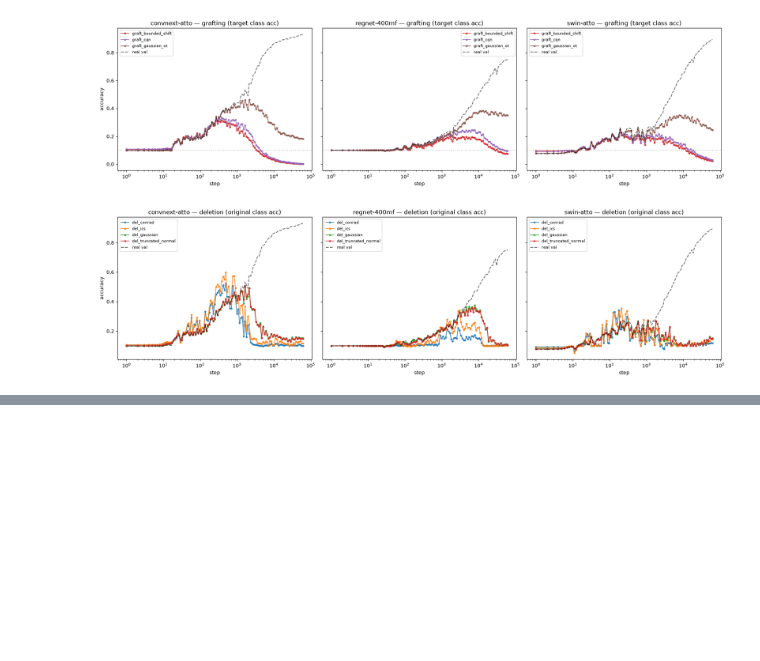
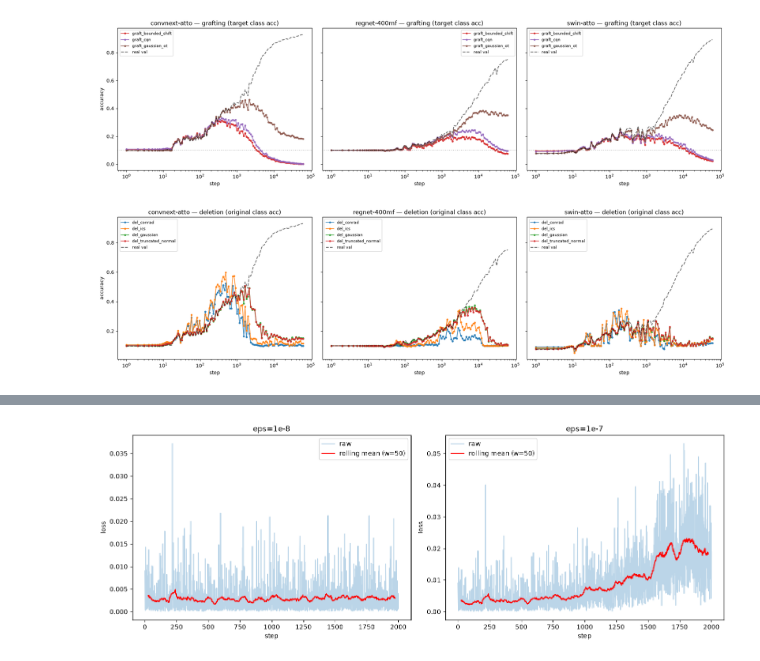
Before and after one commit to shiryu-nakano/dsb-llc-reproduction, a Jupyter notebook: plots_DSB_reproductin.ipynb, the cells around one changed output, grey strips where cells are left out. Drawn from its saved outputs; the diff is of its cells as text; code cells hidden in the pictures; blank space fills up the shorter version.

```diff
--- a/plots_DSB_reproductin.ipynb
+++ b/plots_DSB_reproductin.ipynb
@@ -218,0 +289,24 @@ plt.show()
+# %%
+import numpy as np
+import matplotlib.pyplot as plt
+
+def rolling_mean(x, window=50):
+    x = np.array(x)
+    return np.convolve(x, np.ones(window)/window, mode='valid')
+
+fig, axes = plt.subplots(1, 2, figsize=(14, 5))
+
+for i, (r, label) in enumerate([(r_1e8, "eps=1e-8"), (r_1e7, "eps=1e-7")]):
+    trace = np.array(r["loss_trace"])
+    rm = rolling_mean(trace, window=50)
+    axes[i].plot(trace, alpha=0.3, label="raw")
+    axes[i].plot(np.arange(len(rm)) + 25, rm, color="red", label="rolling mean (w=50)")
+    axes[i].set_title(f"{label}")
+    axes[i].set_xlabel("step")
+    axes[i].set_ylabel("loss")
+    axes[i].legend()
+
+plt.tight_layout()
+plt.show()
+# %% [output]
+[figure, added]
```
Also changed, not shown: parts of 4 cells of this notebook, 1 other file.
